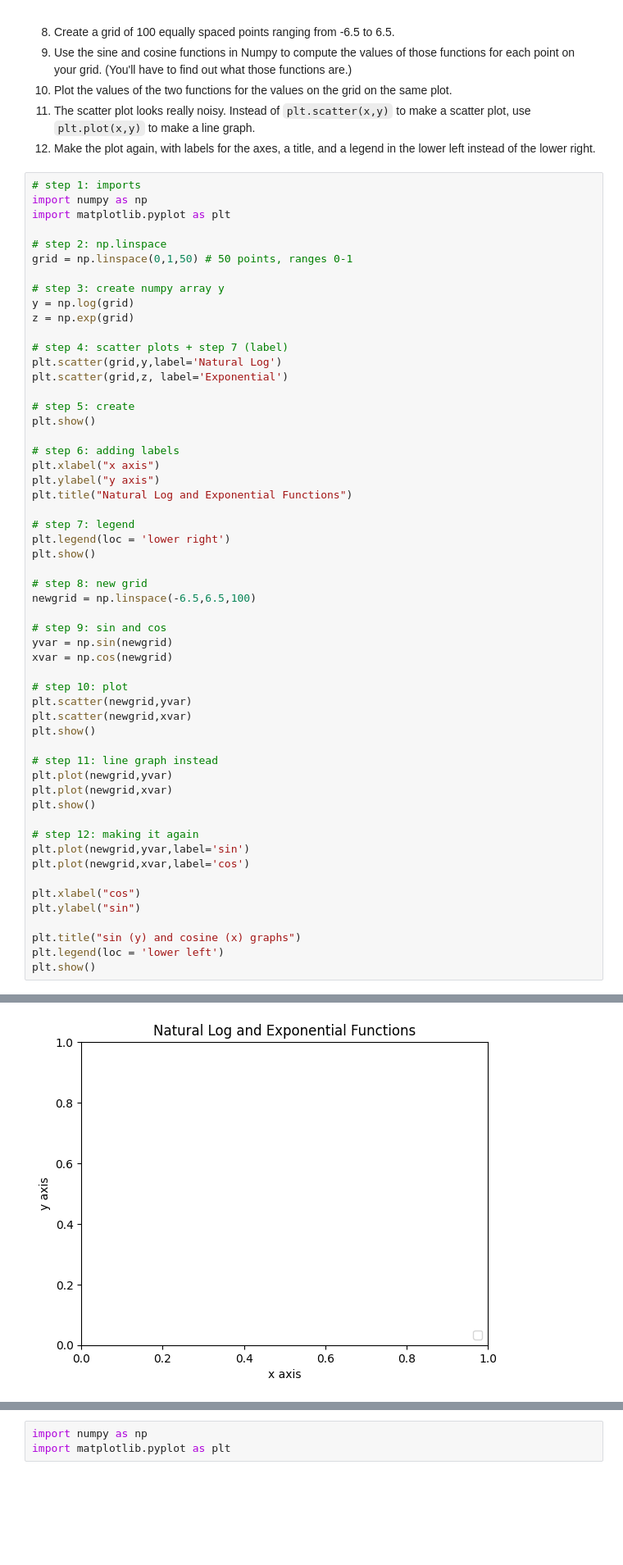
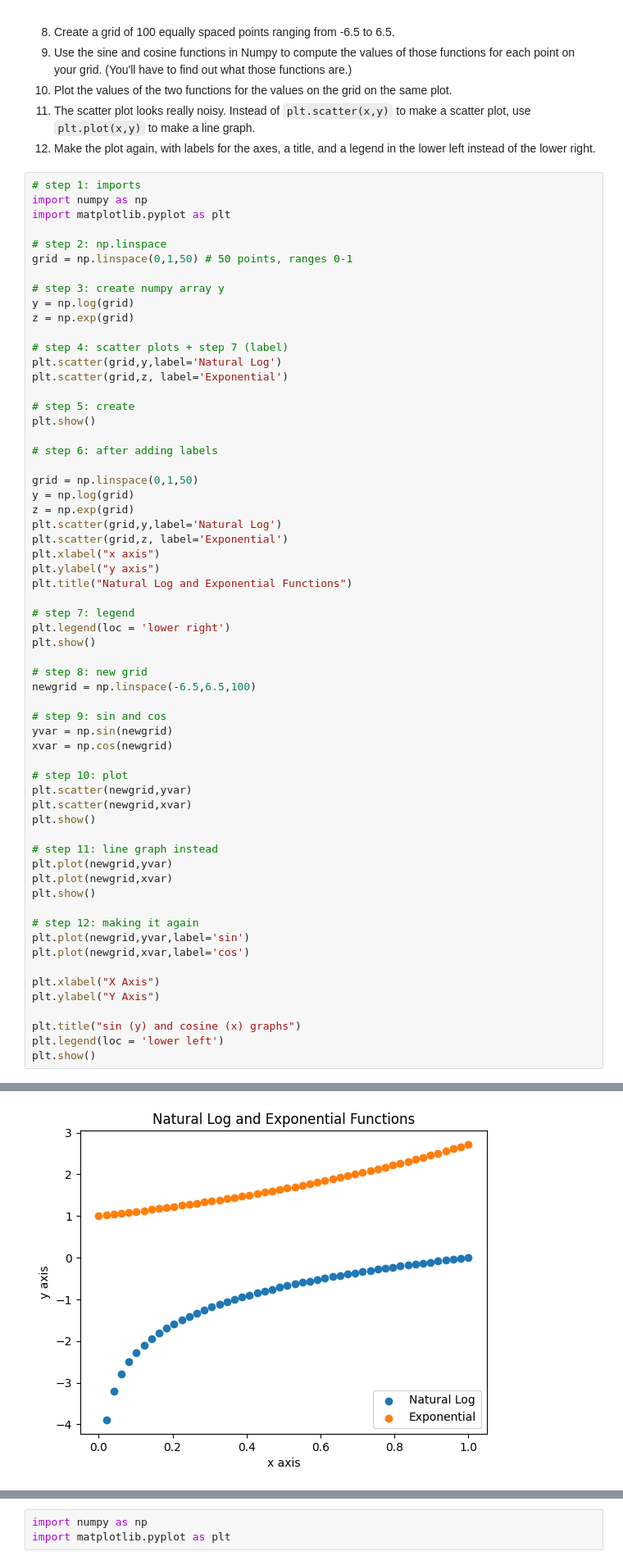
Before and after one commit to ayanrasulova/programming, a Jupyter notebook: assignment/assignment_programming.ipynb, the cells around one changed output, grey strips where cells are left out. Shown at 82% size. Drawn from its saved outputs; the diff is of its cells as text; blank space fills up the shorter version.

```diff
--- a/assignment/assignment_programming.ipynb
+++ b/assignment/assignment_programming.ipynb
@@ -60,7 +60,13 @@ plt.scatter(grid,z, label='Exponential')
 # step 5: create
 plt.show()
 
-# step 6: adding labels
+# step 6: after adding labels
+
+grid = np.linspace(0,1,50)
+y = np.log(grid)
+z = np.exp(grid)
+plt.scatter(grid,y,label='Natural Log')
+plt.scatter(grid,z, label='Exponential')
 plt.xlabel("x axis")
 plt.ylabel("y axis")
 plt.title("Natural Log and Exponential Functions")
@@ -69,35 +75,35 @@ plt.title("Natural Log and Exponential Functions")
 plt.legend(loc = 'lower right')
 plt.show()
 
 # step 8: new grid
 newgrid = np.linspace(-6.5,6.5,100)
 
 # step 9: sin and cos
 yvar = np.sin(newgrid)
 xvar = np.cos(newgrid)
 
 # step 10: plot
 plt.scatter(newgrid,yvar)
 plt.scatter(newgrid,xvar)
 plt.show()
 
 # step 11: line graph instead
 plt.plot(newgrid,yvar)
 plt.plot(newgrid,xvar)
 plt.show()
 
 # step 12: making it again
 plt.plot(newgrid,yvar,label='sin')
 plt.plot(newgrid,xvar,label='cos')
 
-plt.xlabel("cos")
-plt.ylabel("sin")
+plt.xlabel("X Axis")
+plt.ylabel("Y Axis")
 
 plt.title("sin (y) and cosine (x) graphs")
 plt.legend(loc = 'lower left')
 plt.show()
 # %% [output]
 [figure]
-[figure, old version]
+[figure, new version]
 [figure]
 [figure]
```
Also changed, not shown: parts of 1 cell of this notebook.
